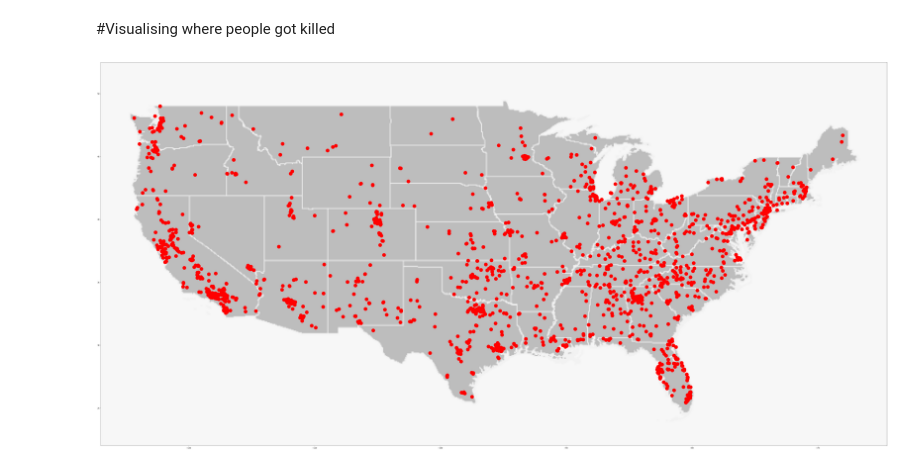
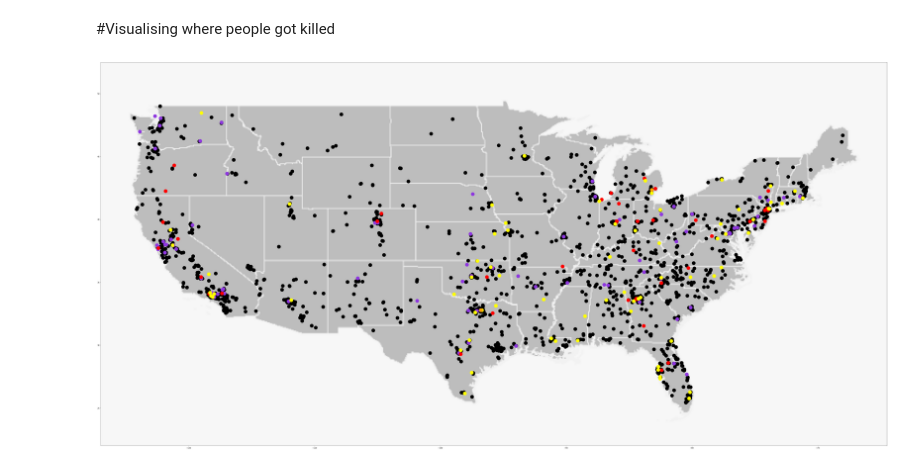
Before and after one commit to awesomealex1/TheCounted, a Jupyter notebook: notebook.ipynb, the cells around one changed output. Cells and saved outputs as stored; diff of their text form; code cells hidden in the pictures.

Commit message:
Chart now shows deaths, color-coded by classification

```diff
--- a/notebook.ipynb
+++ b/notebook.ipynb
@@ -87,11 +87,20 @@ Looks like everything is quite evenly distributed with some increased acitvity d
 #Visualising where people got killed
 # %%
 img = plt.imread("usa2.png")
-filtered = data[["longitude","latitude"]]
+filtered = data[["longitude","latitude", "classification"]]
 filtered = filtered[filtered["longitude"] > -130]
-fig, ax = plt.subplots(figsize=(180, 40))
-ax.imshow(img, extent=[-127, -64.5, 22, 52.5])
-ax.scatter(filtered.longitude, filtered.latitude, color="red", s=400)
+death_in_custody = filtered[filtered["classification"] == "Death in custody"]
+gunshot = filtered[filtered["classification"] == "Gunshot"]
+struck_by_vehicle = filtered[filtered["classification"] == "Struck by vehicle"]
+taser = filtered[filtered["classification"] == "Taser"]
+other = filtered[filtered["classification"] == "Other"]
+plt.figure(figsize=(180, 40))
+plt.imshow(img, extent=[-127, -64.5, 22, 52.5])
+plt.scatter(gunshot.longitude, gunshot.latitude, color="black", s=400)
+plt.scatter(death_in_custody.longitude, death_in_custody.latitude, color="#8f38e0", s=400)
+plt.scatter(struck_by_vehicle.longitude, struck_by_vehicle.latitude, color="red", s=400)
+plt.scatter(taser.longitude, taser.latitude, color="yellow", s=400)
+plt.scatter(other.longitude, other.latitude, color="orange", s=400)
 plt.show()
 # %% [output]
-[figure, old version]
+[figure, new version]
```
